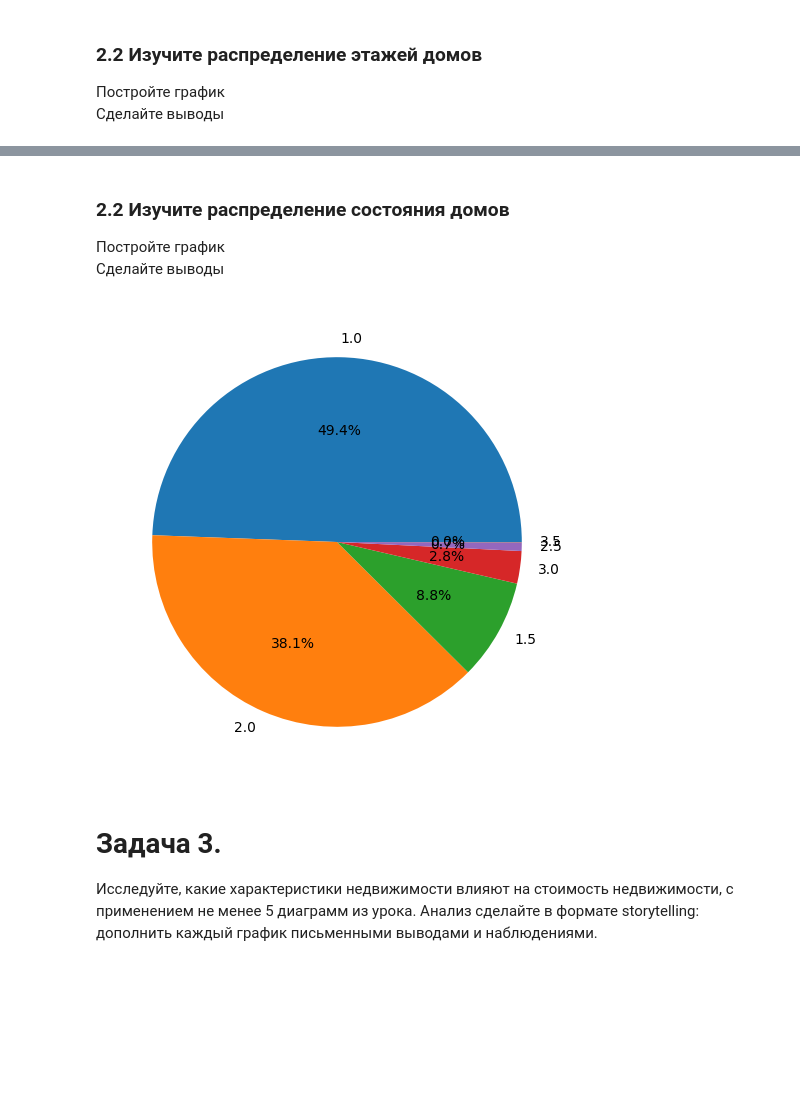
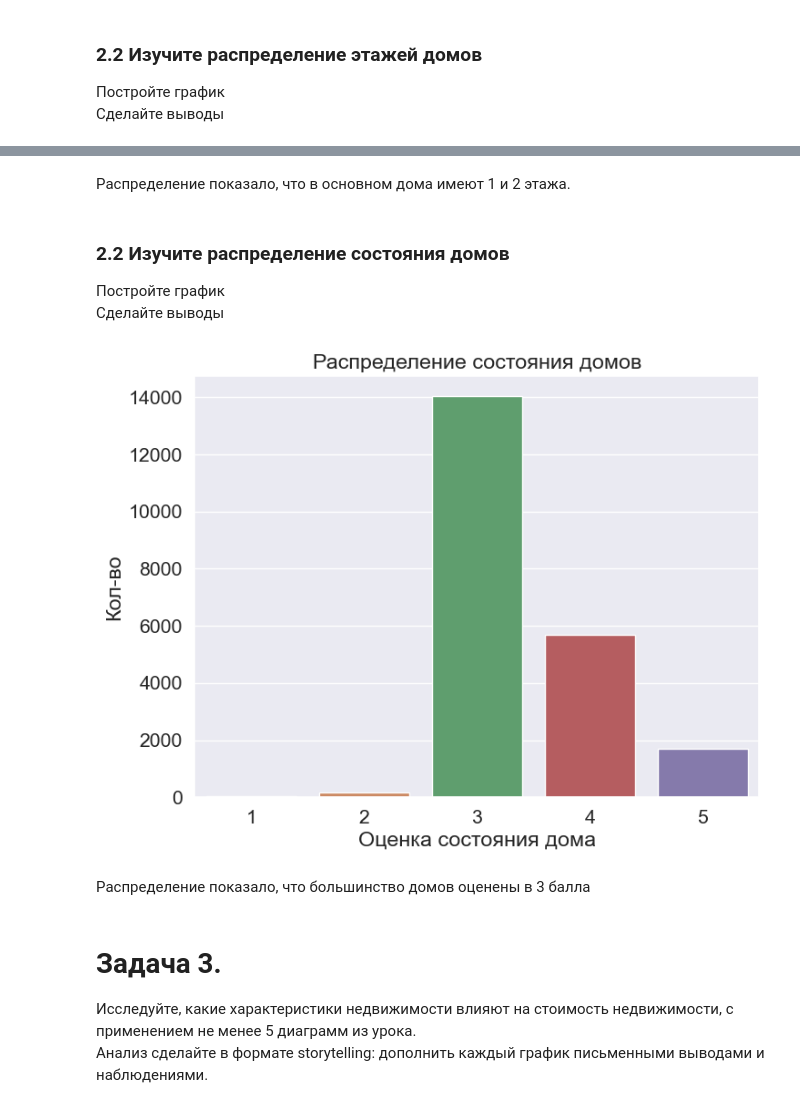
Before and after one commit to MaryVecherik/Python-analyst-seminars-and-homework, a Jupyter notebook: seminar4/homework.ipynb, the cells around one changed output, grey strips where cells are left out. Drawn from its saved outputs; the diff is of its cells as text; code cells hidden in the pictures; blank space fills up the shorter version.

```diff
--- a/seminar4/homework.ipynb
+++ b/seminar4/homework.ipynb
@@ -100,3 +105,5 @@ ValueError: 'explode' must be of length 'x'
+# %% [markdown]
+Распределение показало, что в основном дома имеют 1 и 2 этажа.
 # %% [markdown]
 ### 2.2 Изучите распределение состояния домов
 Постройте график\
@@ -104,15 +111,17 @@ ValueError: 'explode' must be of length 'x'
 # %%
 plt.figure(figsize=(8, 6))
 
-memory = df['floors'].value_counts()
-names = memory.index
-values = memory.values
+memory = df['condition'].value_counts()
+sns.barplot(x = memory.index, y = memory)
 
-plt.pie(values, autopct='%1.1f%%', labels=names)
-plt.title('');
+plt.title('Распределение состояния домов')
+plt.xlabel('Оценка состояния дома')
+plt.ylabel('Кол-во');
 # %% [output]
-[figure, old version]
+[figure, new version]
+# %% [markdown]
+Распределение показало, что большинство домов оценены в 3 балла
 # %% [markdown]
 # Задача 3.
-Исследуйте, какие характеристики недвижимости влияют на стоимость недвижимости, с применением не менее 5 диаграмм из урока.
+Исследуйте, какие характеристики недвижимости влияют на стоимость недвижимости, с применением не менее 5 диаграмм из урока.\
 Анализ сделайте в формате storytelling: дополнить каждый график письменными выводами и наблюдениями.
```
Also changed, not shown: parts of 13 cells of this notebook.
